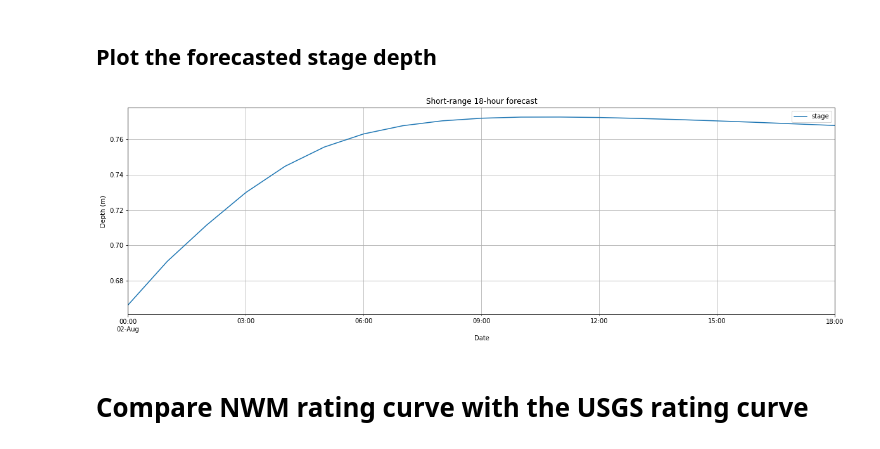
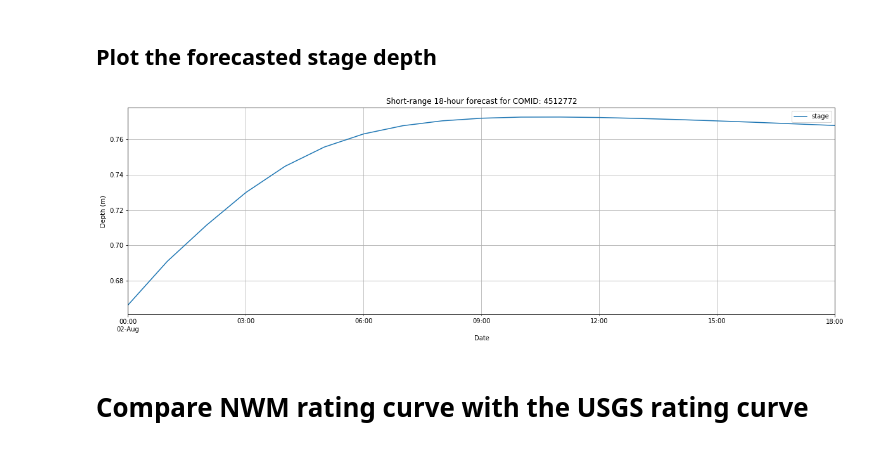
Before and after one commit to Dewberry/fcast, a Jupyter notebook: notebooks/ShortRangeForecasts.ipynb, the cells around one changed output. Drawn from its saved outputs; the diff is of its cells as text; code cells hidden in the pictures.

```diff
--- a/notebooks/ShortRangeForecasts.ipynb
+++ b/notebooks/ShortRangeForecasts.ipynb
@@ -21,7 +21,8 @@ comid = 4512772 # some small segment on the Potomac near DC
 # %% [markdown]
 ## Get short range streamflow forecast
 # %%
-assim = Assim(fs, comid, date, start_hr)
+sim = Assim(fs, comid, date, start_hr)
 sr = ShortRange(fs, comid, date, start_hr)
-sr_df = sr.get_streamflow(assim.assim_time, assim.assim_flow, plot=True)
+sr_df = sr.get_streamflow(sim.assim_time, sim.assim_flow)
+sr_df.head()
 # %% [output]
@@ -44,12 +54,10 @@ rc_df.head()
 stage_df = sr_df.apply(f).rename(columns={'streamflow': 'stage'})
 # %% [markdown]
 ## Plot the forecasted stage depth
-# %%
-ax = stage_df.plot(figsize=(20,6), title='Short-range 18-hour forecast')
-ax.grid(True, which="both")
-ax.set(xlabel='Date', ylabel='Depth (m)');
-# %% [output]
-[figure, removed]
+# %%
+plotShortRange(stage_df, comid, flow=False)
+# %% [output]
+[figure, added]
 # %% [markdown]
 # Compare NWM rating curve with the USGS rating curve
 # %%
```
Also changed, not shown: parts of 3 cells of this notebook, 4 other files.
